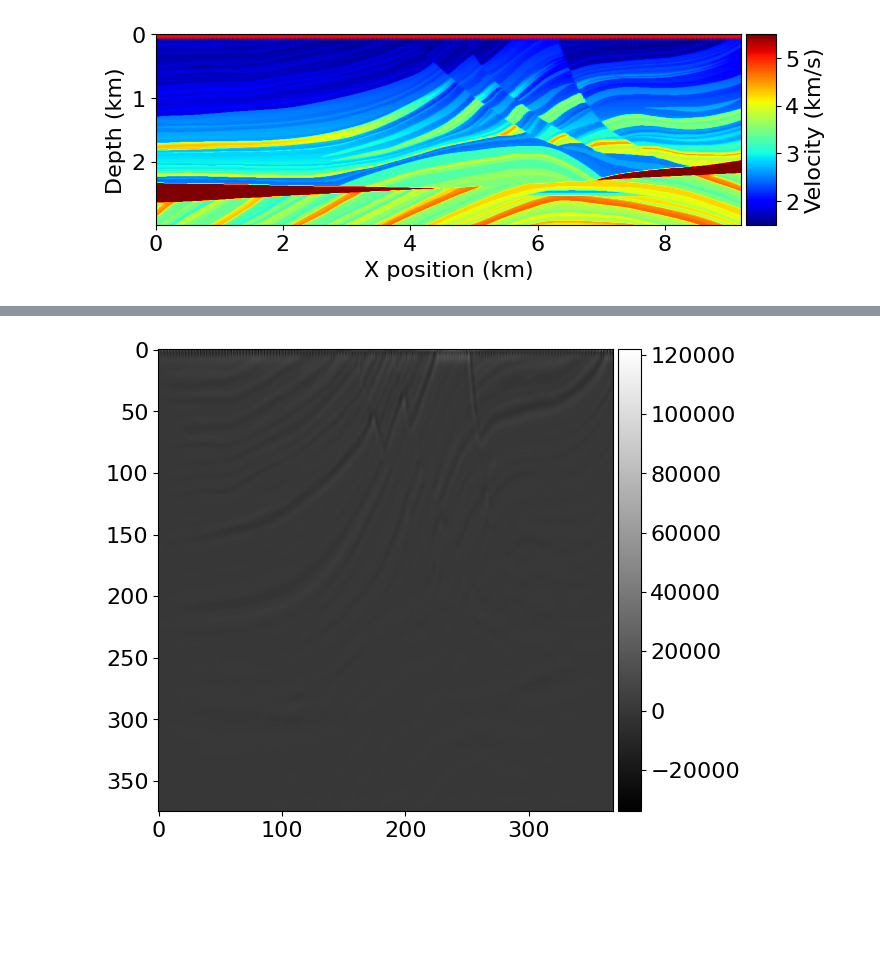
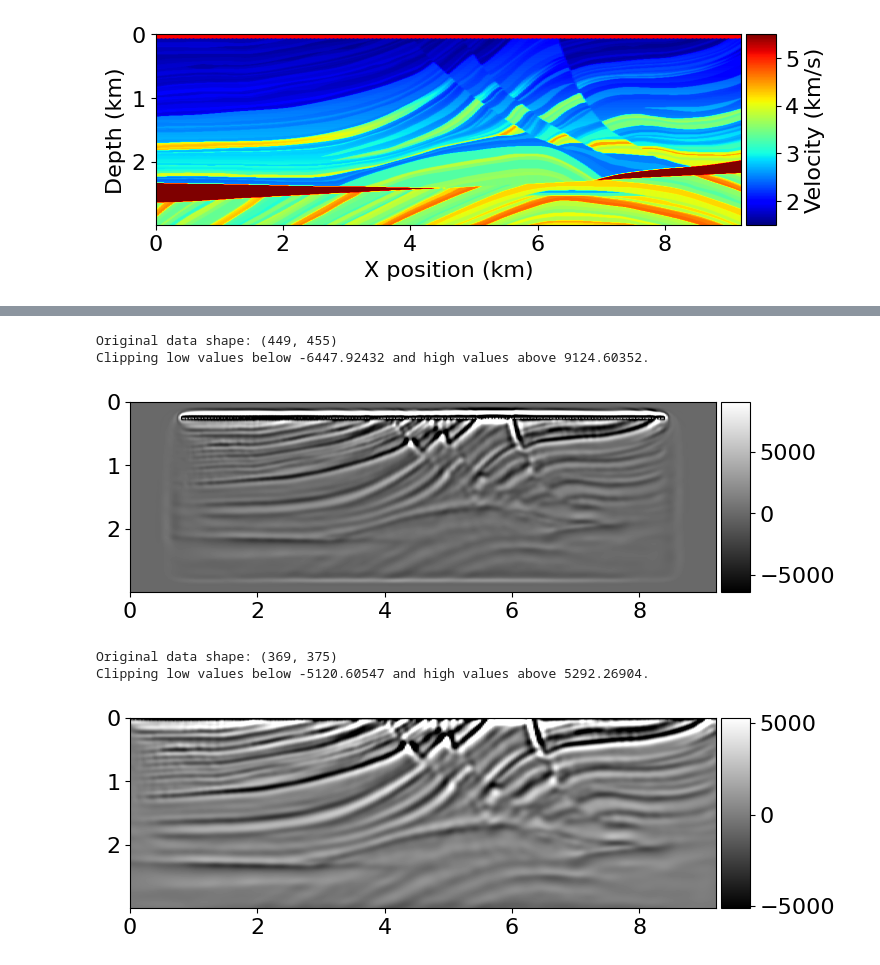
Before and after one commit to joaopaulomo/code_rtm_implemnte, a Jupyter notebook: rtm_implement.ipynb, the cells around one changed output, grey strips where cells are left out. Saved outputs shown, nothing was run; the diff lists cells and outputs as text; code cells hidden in the pictures; blank space fills up the shorter version.

```diff
--- a/rtm_implement.ipynb
+++ b/rtm_implement.ipynb
@@ -188,5 +193,13 @@ plot_image(laplace_result.data)
+# %%
+plot_image2(laplace_result.data,model,clip_percent=98,clip_low=2)
+# %% [output]
+Original data shape: (449, 455)
+Clipping low values below -6447.92432 and high values above 9124.60352.
+[figure, added]
 # %%
 sliced_laplace = laplace_result.data[model.nbl:-model.nbl, model.nbl:-model.nbl]
-plot_image(sliced_laplace)
+plot_image2(sliced_laplace,model,clip_percent=98,clip_low=2)
 # %% [output]
+Original data shape: (369, 375)
+Clipping low values below -5120.60547 and high values above 5292.26904.
-[figure, old version]
+[figure, new version]
```
Also changed, not shown: parts of 13 cells of this notebook, 1 other file.
